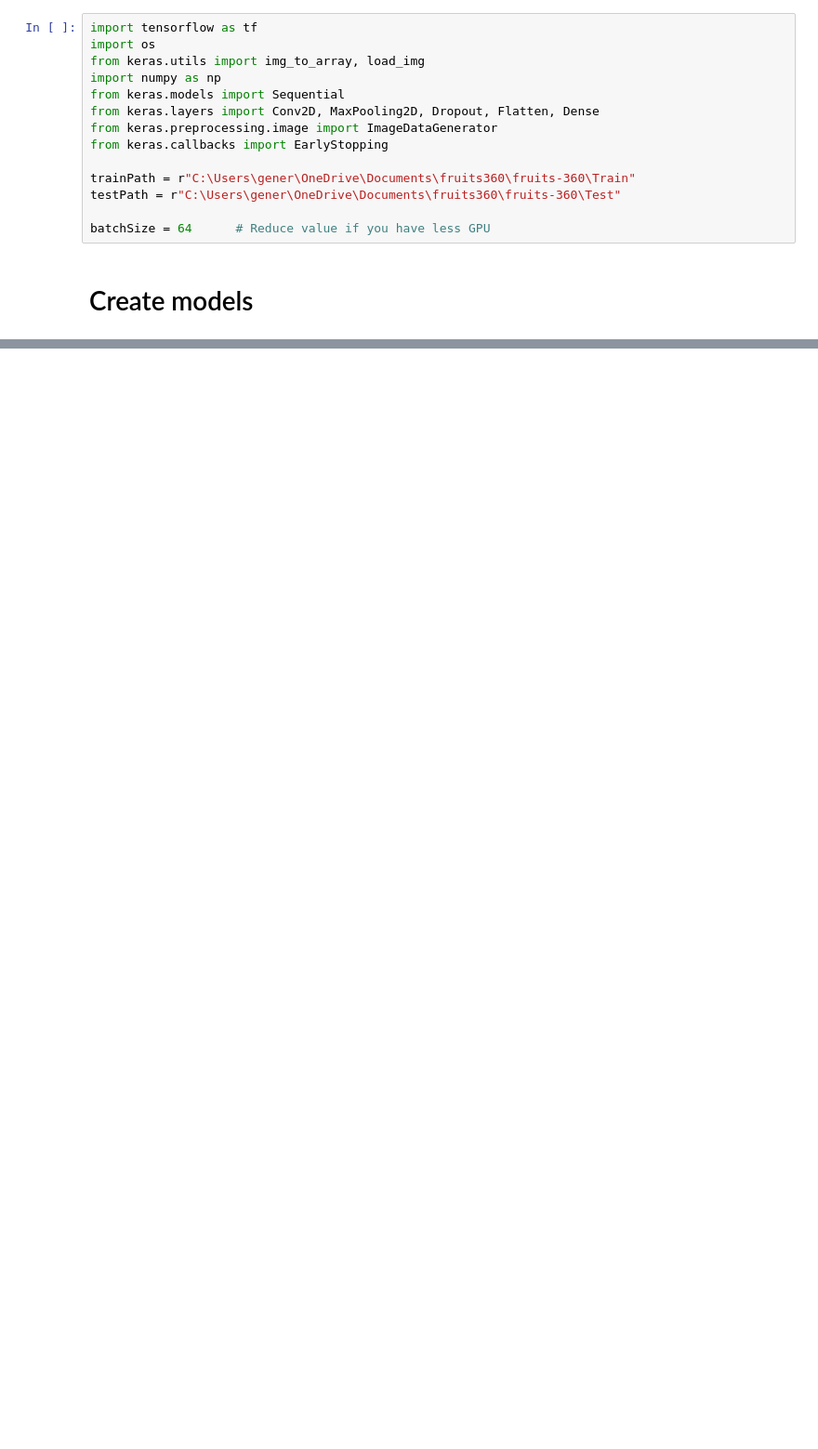
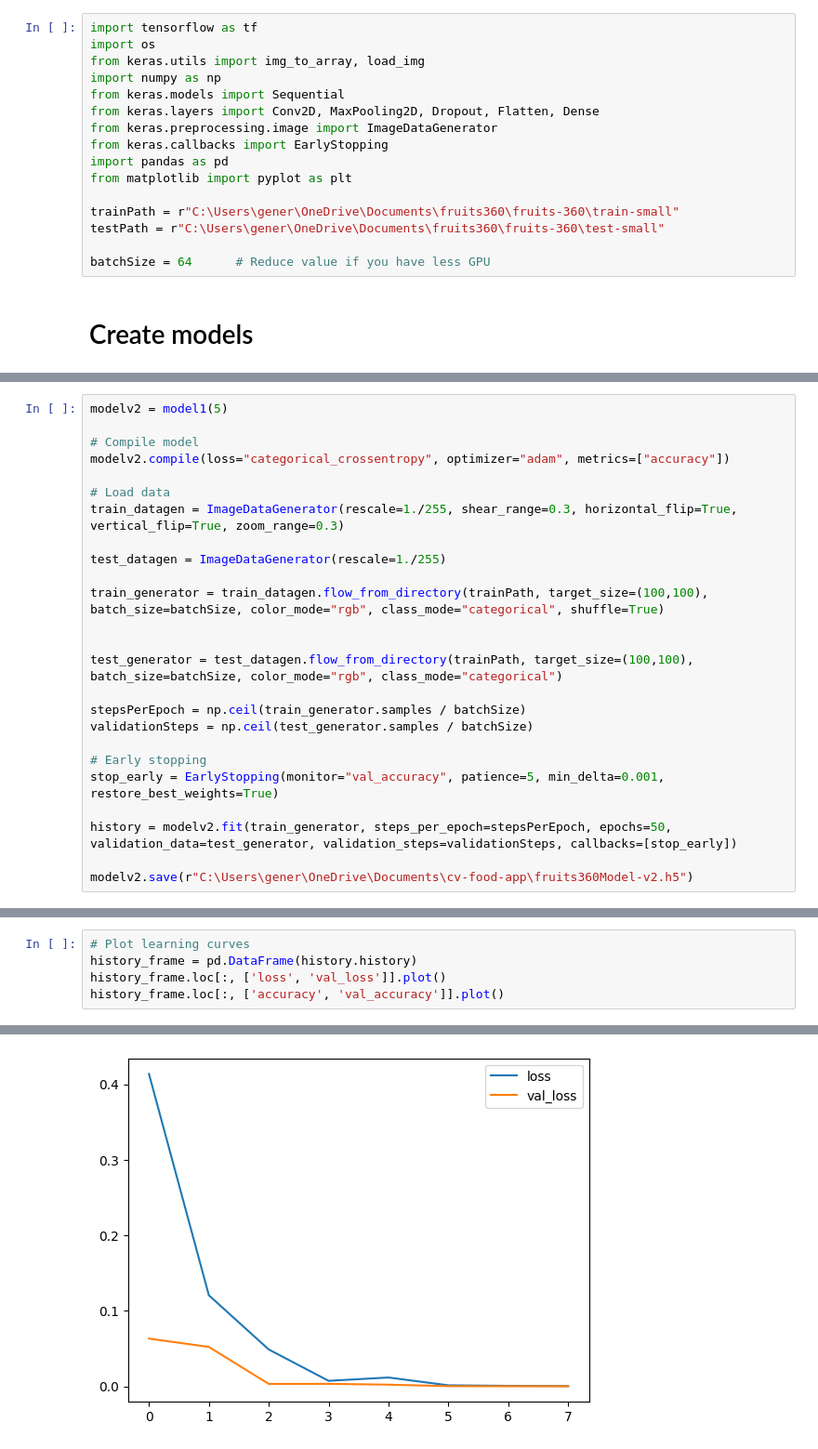
Before and after one commit to WilliamHuang999/cv-food-app, a Jupyter notebook: fruits-model-v2.ipynb, the cells around one changed output, grey strips where cells are left out. Shown at 93% size. Drawn from its saved outputs; the diff is of its cells as text; blank space fills up the shorter version.

Commit message:
Started transfer learning script

```diff
--- a/fruits-model-v2.ipynb
+++ b/fruits-model-v2.ipynb
@@ -9,9 +9,11 @@ from keras.models import Sequential
 from keras.layers import Conv2D, MaxPooling2D, Dropout, Flatten, Dense
 from keras.preprocessing.image import ImageDataGenerator
 from keras.callbacks import EarlyStopping
+import pandas as pd
+from matplotlib import pyplot as plt
 
-trainPath = r"C:\Users\gener\OneDrive\Documents\fruits360\fruits-360\Train"
-testPath = r"C:\Users\gener\OneDrive\Documents\fruits360\fruits-360\Test"
+trainPath = r"C:\Users\gener\OneDrive\Documents\fruits360\fruits-360\train-small"
+testPath = r"C:\Users\gener\OneDrive\Documents\fruits360\fruits-360\test-small"
 
 batchSize = 64      # Reduce value if you have less GPU
 # %% [markdown]
@@ -134,0 +137,25 @@ def model6(numClasses):
+# %%
+modelv2 = model1(5)
+
+# Compile model
+modelv2.compile(loss="categorical_crossentropy", optimizer="adam", metrics=["accuracy"])
+
+# Load data
+train_datagen = ImageDataGenerator(rescale=1./255, shear_range=0.3, horizontal_flip=True, vertical_flip=True, zoom_range=0.3)
+
+test_datagen = ImageDataGenerator(rescale=1./255)
+
+train_generator = train_datagen.flow_from_directory(trainPath, target_size=(100,100), batch_size=batchSize, color_mode="rgb", class_mode="categorical", shuffle=True)
+
+
+test_generator = test_datagen.flow_from_directory(trainPath, target_size=(100,100), batch_size=batchSize, color_mode="rgb", class_mode="categorical")
+
+stepsPerEpoch = np.ceil(train_generator.samples / batchSize)
+validationSteps = np.ceil(test_generator.samples / batchSize)
+
+# Early stopping
+stop_early = EarlyStopping(monitor="val_accuracy", patience=5, min_delta=0.001, restore_best_weights=True)
+
+history = modelv2.fit(train_generator, steps_per_epoch=stepsPerEpoch, epochs=50, validation_data=test_generator, validation_steps=validationSteps, callbacks=[stop_early])
+
+modelv2.save(r"C:\Users\gener\OneDrive\Documents\cv-food-app\fruits360Model-v2.h5")
@@ -134,0 +181,6 @@ def model6(numClasses):
+# %%
+# Plot learning curves
+history_frame = pd.DataFrame(history.history)
+history_frame.loc[:, ['loss', 'val_loss']].plot()
+history_frame.loc[:, ['accuracy', 'val_accuracy']].plot()
+# %% [output]
@@ -134,0 +188 @@ def model6(numClasses):
+[figure, added]
```
Also changed, not shown: parts of 8 cells of this notebook, 1 other file.
